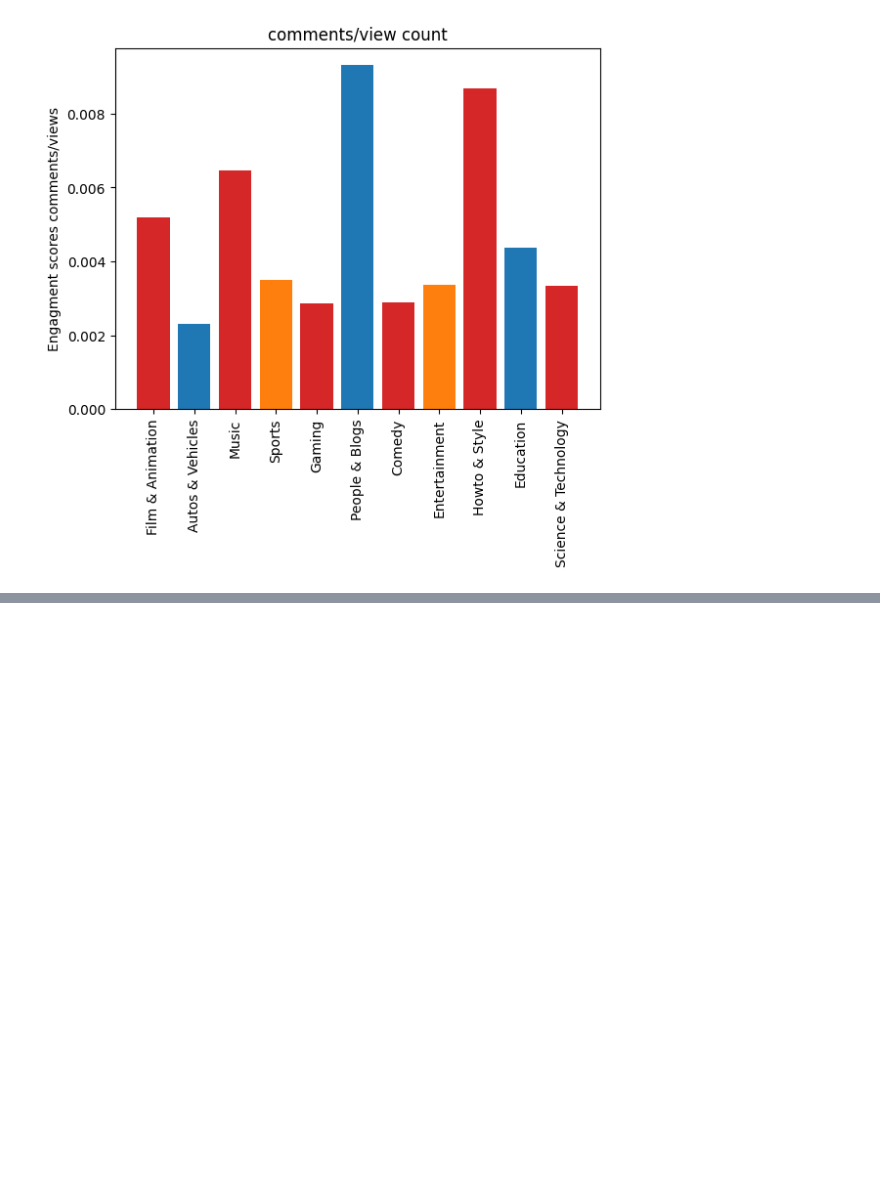
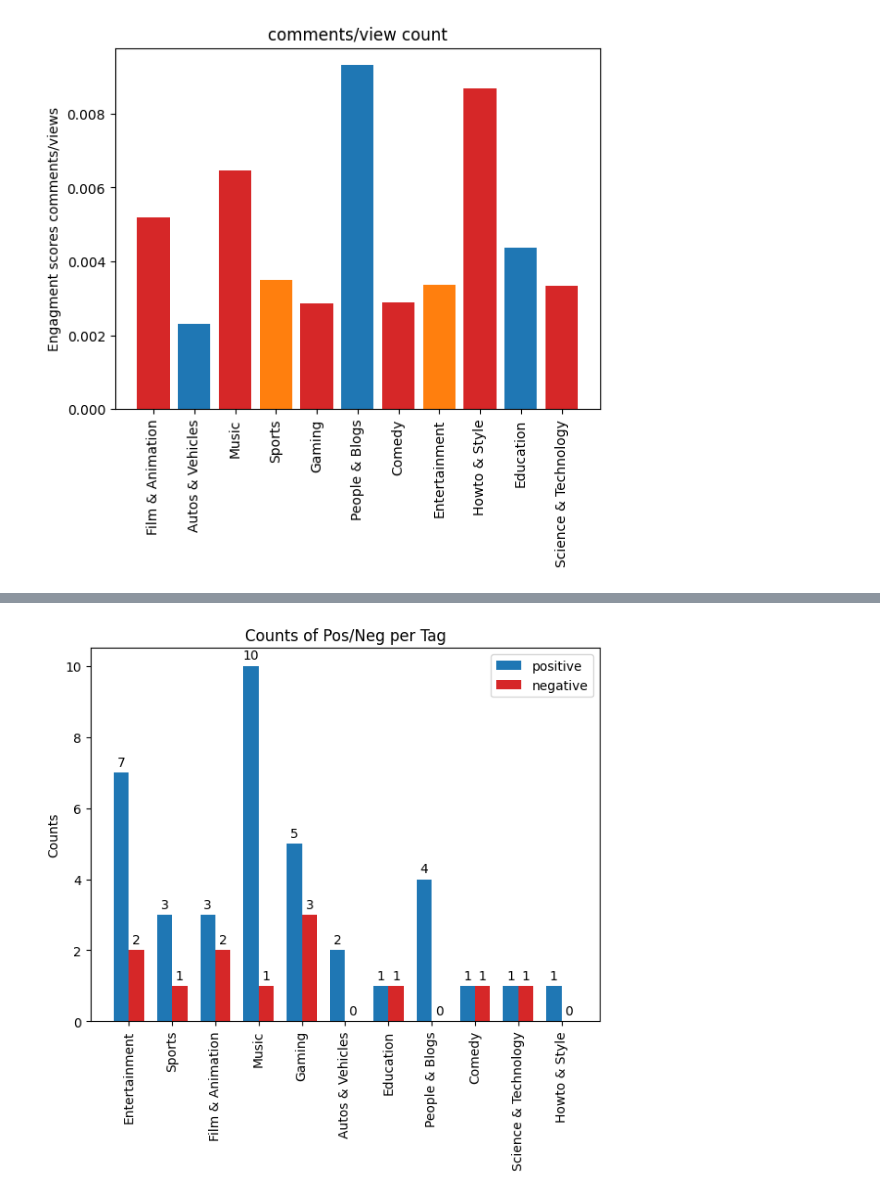
Before and after one commit to cdwangco/SentimentAnalysisProject, a Jupyter notebook: main.ipynb, the cells around one changed output, grey strips where cells are left out. Cells and saved outputs as stored; diff of their text form; code cells hidden in the pictures; blank space fills up the shorter version.

```diff
--- a/main.ipynb
+++ b/main.ipynb
@@ -214,0 +255,5 @@ plot_engagement(tags_engagment)
+# %%
+tags_sent_dict = title_sentiment_per_tag()
+plot_title_sentiment_per_tag(tags_sent_dict)
+# %% [output]
+[figure, added]
```
Also changed, not shown: parts of 6 cells of this notebook, 4 other files.
